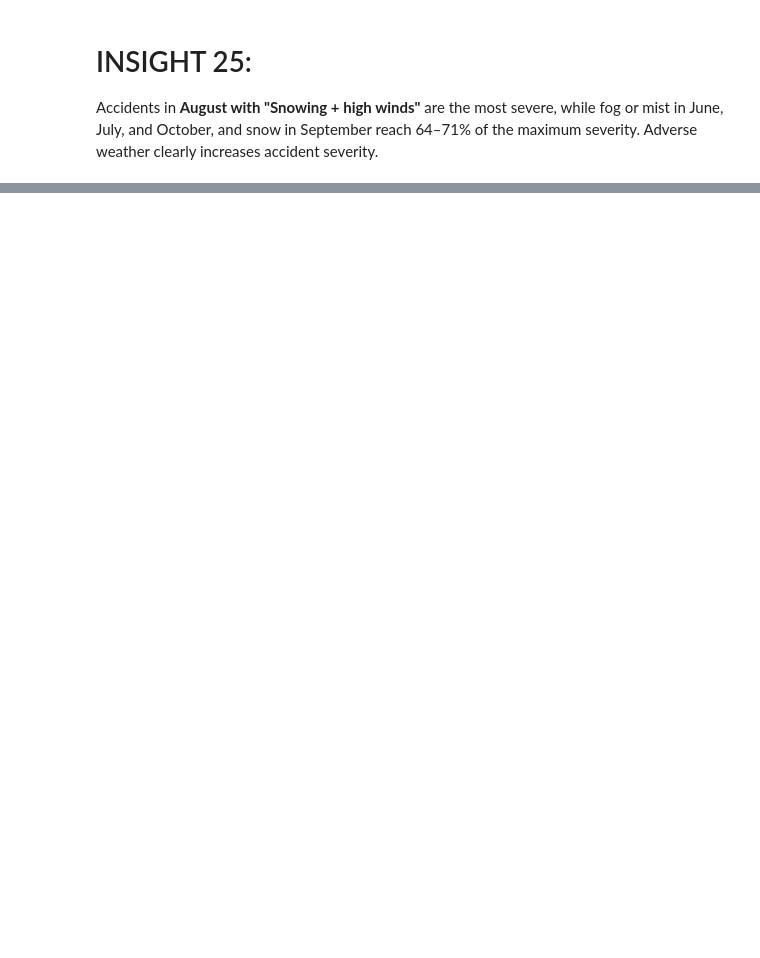
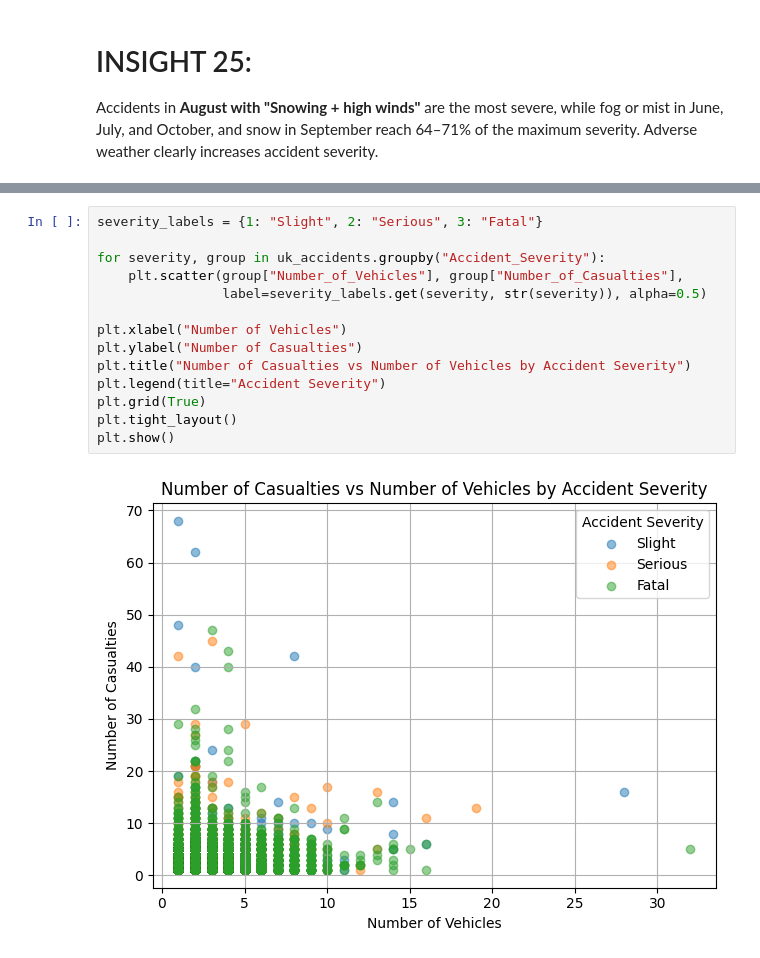
Before and after one commit to raiahyxs/Data-Analytics, a Jupyter notebook: ITELEC03/activity 2.ipynb, the cells around one changed output, grey strips where cells are left out. Drawn from its saved outputs; the diff is of its cells as text; blank space fills up the shorter version.

```diff
--- a/ITELEC03/activity 2.ipynb
+++ b/ITELEC03/activity 2.ipynb
@@ -611,0 +746,16 @@ September Snowing no high winds            1.615385
+# %%
+severity_labels = {1: "Slight", 2: "Serious", 3: "Fatal"}
+
+for severity, group in uk_accidents.groupby("Accident_Severity"):
+    plt.scatter(group["Number_of_Vehicles"], group["Number_of_Casualties"],
+                label=severity_labels.get(severity, str(severity)), alpha=0.5)
+
+plt.xlabel("Number of Vehicles")
+plt.ylabel("Number of Casualties")
+plt.title("Number of Casualties vs Number of Vehicles by Accident Severity")
+plt.legend(title="Accident Severity")
+plt.grid(True)
+plt.tight_layout()
+plt.show()
+# %% [output]
+[figure, added]
```
Also changed, not shown: parts of 41 cells of this notebook.
